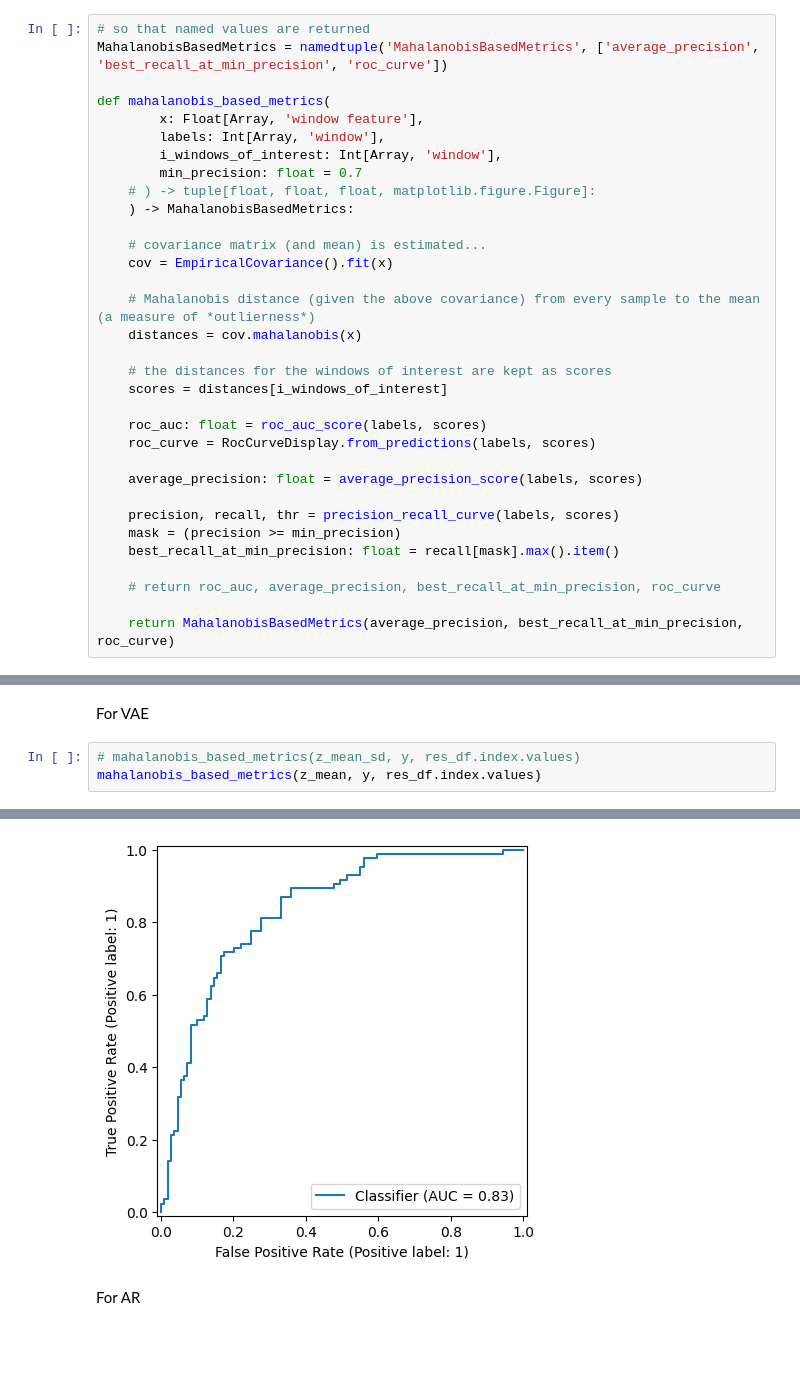
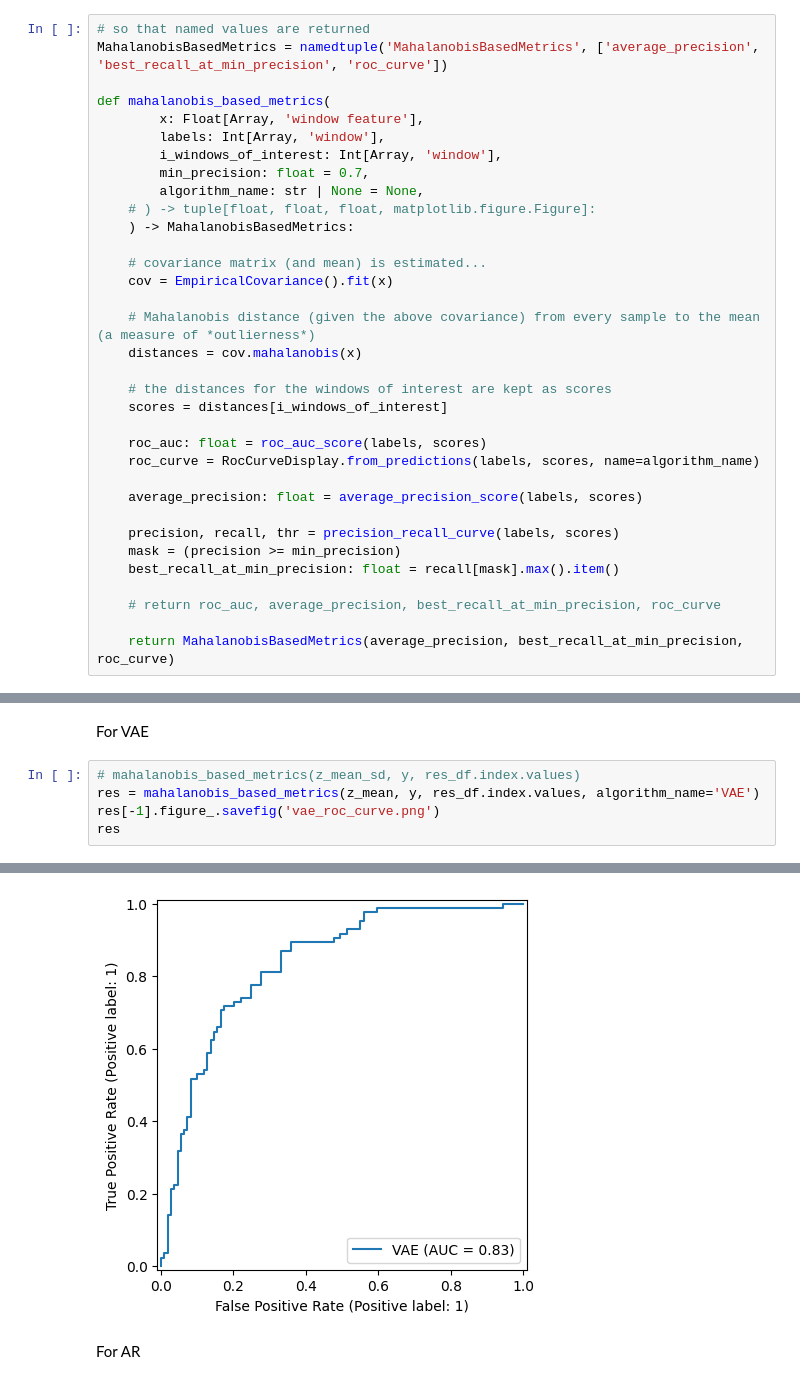
Before and after one commit to manuvazquez/VAEonXMM, a Jupyter notebook: experiments/labels.ipynb, the cells around one changed output, grey strips where cells are left out. Drawn from its saved outputs; the diff is of its cells as text; blank space fills up the shorter version.

Commit message:
- experiments     - labels.ipynb         - some cleaning

```diff
--- a/experiments/labels.ipynb
+++ b/experiments/labels.ipynb
@@ -424,7 +412,8 @@ def mahalanobis_based_metrics(
         x: Float[Array, 'window feature'],
         labels: Int[Array, 'window'],
         i_windows_of_interest: Int[Array, 'window'],
-        min_precision: float = 0.7
+        min_precision: float = 0.7,
+        algorithm_name: str | None = None,
     # ) -> tuple[float, float, float, matplotlib.figure.Figure]:
     ) -> MahalanobisBasedMetrics:
 
@@ -438,7 +427,7 @@ def mahalanobis_based_metrics(
     scores = distances[i_windows_of_interest]
 
     roc_auc: float = roc_auc_score(labels, scores)
-    roc_curve = RocCurveDisplay.from_predictions(labels, scores)
+    roc_curve = RocCurveDisplay.from_predictions(labels, scores, name=algorithm_name)
 
     average_precision: float = average_precision_score(labels, scores)
 
@@ -453,10 +446,12 @@ def mahalanobis_based_metrics(
 For VAE
 # %%
 # mahalanobis_based_metrics(z_mean_sd, y, res_df.index.values)
-mahalanobis_based_metrics(z_mean, y, res_df.index.values)
+res = mahalanobis_based_metrics(z_mean, y, res_df.index.values, algorithm_name='VAE')
+res[-1].figure_.savefig('vae_roc_curve.png')
+res
 # %% [output]
 MahalanobisBasedMetrics(average_precision=0.7612852782365933, best_recall_at_min_precision=0.7764705882352941, roc_curve=<sklearn.metrics._plot.roc_curve.RocCurveDisplay object at 0x...>)
-[figure, old version]
+[figure, new version]
 # %% [markdown]
 For AR
 # %%
```
Also changed, not shown: parts of 18 cells of this notebook, 1 other file.
